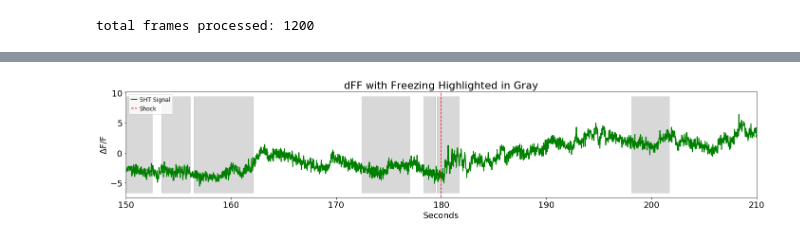
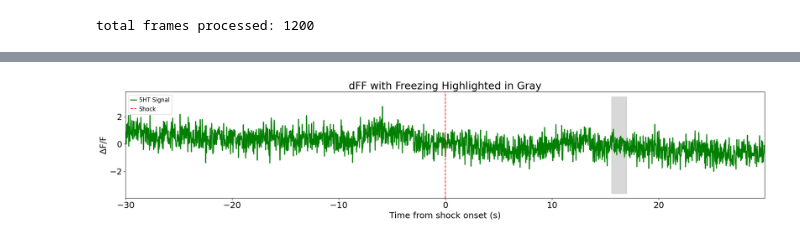
Before and after one commit to NovakHChen/fiberphotometry, a Jupyter notebook: Shaharia/Fiber_FreezeAnalysis_SignalAnalysis-Final3_ALEX.ipynb, the cells around one changed output, grey strips where cells are left out. Saved outputs shown, nothing was run; the diff lists cells and outputs as text; code cells hidden in the pictures.

```diff
--- a/Shaharia/Fiber_FreezeAnalysis_SignalAnalysis-Final3_ALEX.ipynb
+++ b/Shaharia/Fiber_FreezeAnalysis_SignalAnalysis-Final3_ALEX.ipynb
@@ -15,8 +15,10 @@ import glob
 from src.fiberphotometry import ImportTDTData
 from src.video import UsbVideo, Params4Motion
 import src.FreezeAnalysis as fz
+from src.plotting import FP_Plotting
 
-output_size4console = 100
+Plotter = FP_Plotting()
+
 
 %matplotlib inline
 # %% [output]
@@ -298,24 +299,25 @@ fig2.tight_layout()
 # %%
+def find_binned_avg(signal, N):
+    binned_avg = []
+    for i in range(0, len(signal), N):
+        binned_avg.append(np.mean(signal[i:i+N-1]))
+    return np.array(binned_avg)
+
+
 # Average around every Nth point and downsample Nx
 N = 10 # Average every 10 samples into 1 value
-F405 = []
-F465 = []
 
-for i in range(0, len(data.streams[Serotonin].data), N):
-    F465.append(np.mean(data.streams[Serotonin].data[i:i+N-1]))
-data.streams[Serotonin].data = F465
+binned_avg_Serotonin_AR = find_binned_avg(Serotonin_AR, N)
+binned_avg_ISOS_AR = find_binned_avg(ISOS_AR, N)
 
-for i in range(0, len(data.streams[ISOS].data), N):
-    F405.append(np.mean(data.streams[ISOS].data[i:i+N-1]))
-data.streams[ISOS].data = F405
-
-fiber_time = fiber_time[::N]
-fiber_time = fiber_time[:len(data.streams[Serotonin].data)]
-fiber_time_offset = fiber_time + fiber_offset  # Recalculate offset time after downsampling
+fiber_time_binned = fiber_time[::N]
+fiber_time_binned = fiber_time_binned[:len(binned_avg_Serotonin_AR)]
+fiber_time_offset_binned = fiber_time_binned + fiber_offset  # Recalculate offset time after downsampling
+fiber_time2use_binned = fiber_time_offset_binned - ShockTime4Fiber
 
 # dFF calculation
-x = np.array(data.streams[ISOS].data)
-y = np.array(data.streams[Serotonin].data)
+x = binned_avg_ISOS_AR
+y = binned_avg_Serotonin_AR
 bls = np.polyfit(x, y, 1)
 Y_fit_all = np.multiply(bls[0], x) + bls[1]
 Y_dF_all = y - Y_fit_all
@@ -339,26 +341,26 @@ fig3.tight_layout()
 # %%
 # Final dFF plot with freezing highlights
 fig3 = plt.figure(figsize=(20,12))
 ax2 = fig3.add_subplot(311)
 
 # Plot dFF
-p1, = ax2.plot(fiber_time_offset, dFF, linewidth=2, color='green', label='5HT Signal')
+p1, = ax2.plot(fiber_time2use_binned, dFF, linewidth=2, color='green', label='5HT Signal')
 
 # Add freezing highlights using the same subplot configuration
-ax2.fill_between(time_in_seconds,
+ax2.fill_between(Motion_frameArr_TS_Onset,
                  ax2.get_ylim()[0],  # Use the natural y-limits from the dFF plot
                  ax2.get_ylim()[1],
                  where=Freezing>0,
                  color='gray',
                  alpha=0.3)
 
 # Add shock line and formatting - keeping everything identical to original
-ax2.set_xlim(fiber_time_min, fiber_time_max)
-ax2.axvline(x=Params4Motion.SHOCKTIME.value, color='red', linestyle='--', label='Shock')
+ax2.set_xlim(xLims[0], xLims[1])
+Plotter.create_ShockLine(ax2)
 ax2.set_ylabel(r'$\Delta$F/F')
-ax2.set_xlabel('Seconds')
+ax2.set_xlabel('Time from shock onset (s)')
 ax2.set_title('dFF with Freezing Highlighted in Gray')
 ax2.legend(fontsize=12, markerscale=0.8, handlelength=1, handletextpad=0.5, labelspacing=0.5, loc='upper left')
 fig3.tight_layout()
 # %% [output]
-[figure, old version]
+[figure, new version]
```
Also changed, not shown: parts of 16 cells of this notebook, 2 other files.
